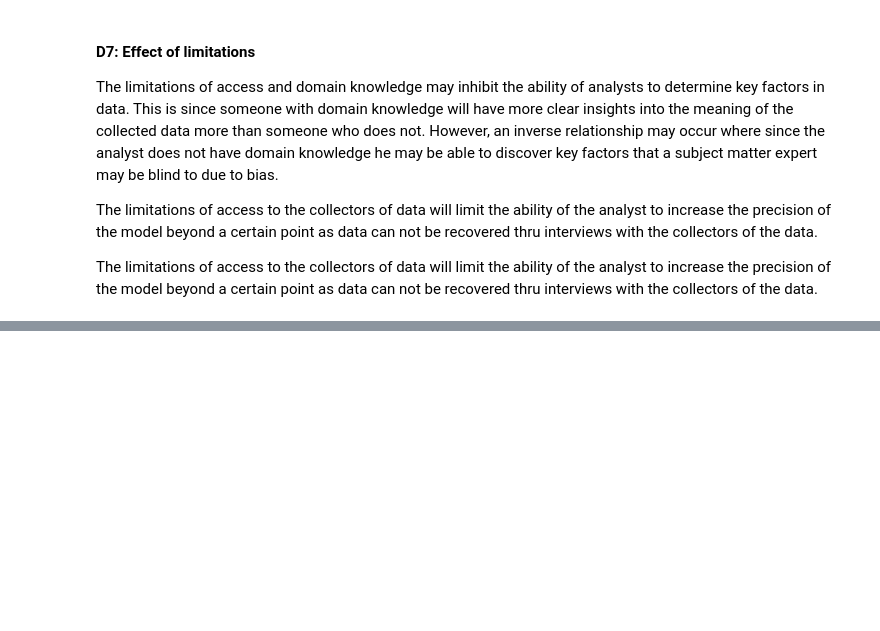
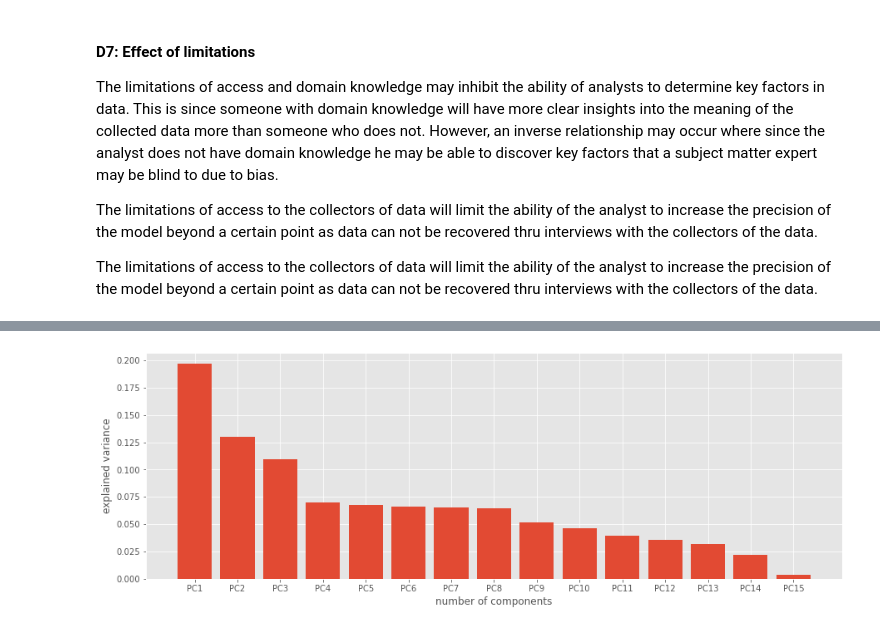
Before and after one commit to colemalphrus/data_cleaning_d206, a Jupyter notebook: D206.ipynb, the cells around one changed output, grey strips where cells are left out. Cells and saved outputs as stored; diff of their text form; code cells hidden in the pictures; blank space fills up the shorter version.

```diff
--- a/D206.ipynb
+++ b/D206.ipynb
@@ -522,0 +596,9 @@ plt.show()
+# %%
+# plot explained variance ration as a bar chart
+plt.figure(figsize=(15,5))
+plt.bar(columns, pca.explained_variance_ratio_)
+plt.xlabel('number of components')
+plt.ylabel('explained variance')
+plt.show()
+# %% [output]
+[figure, added]
```
Also changed, not shown: parts of 25 cells of this notebook.
